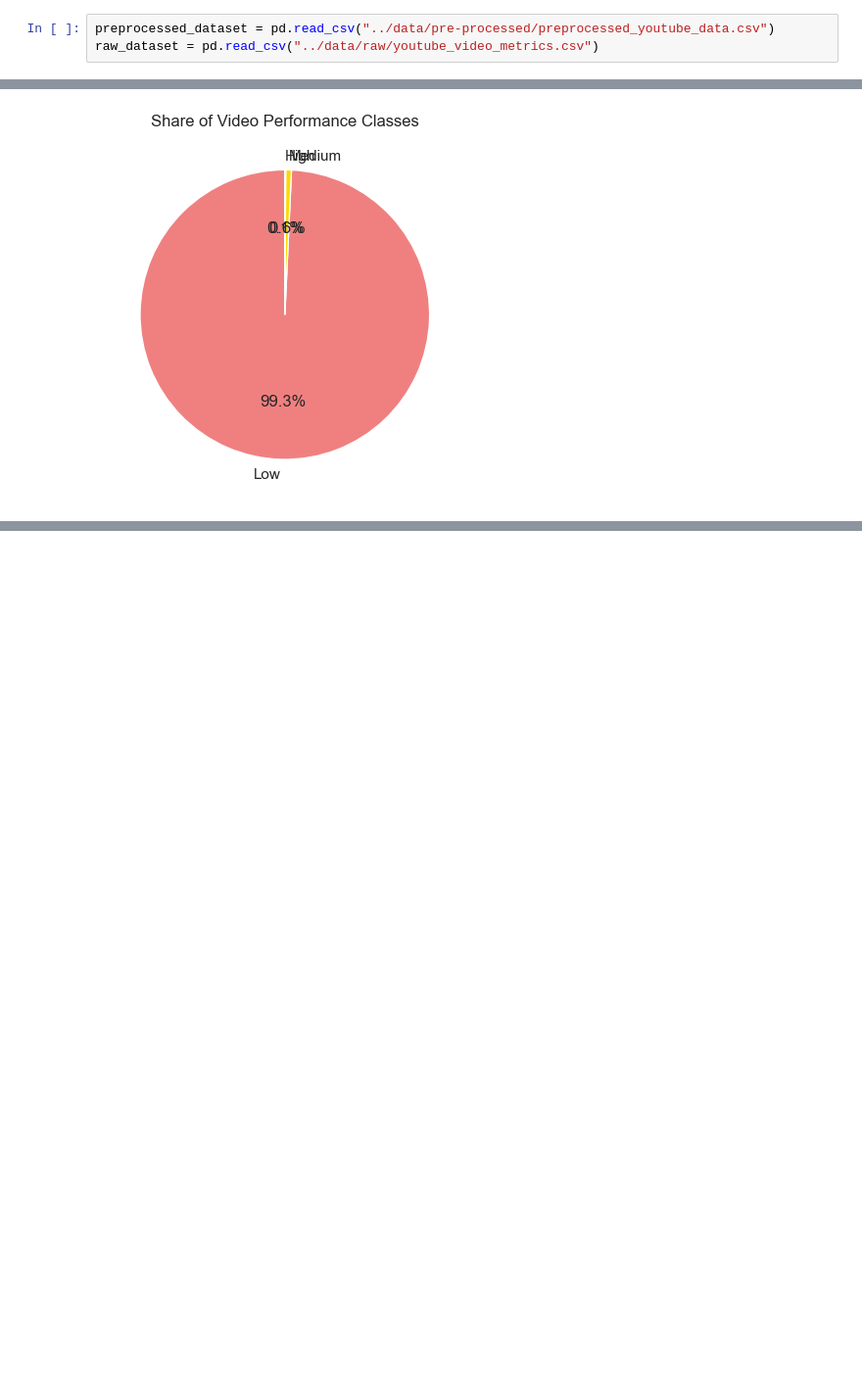
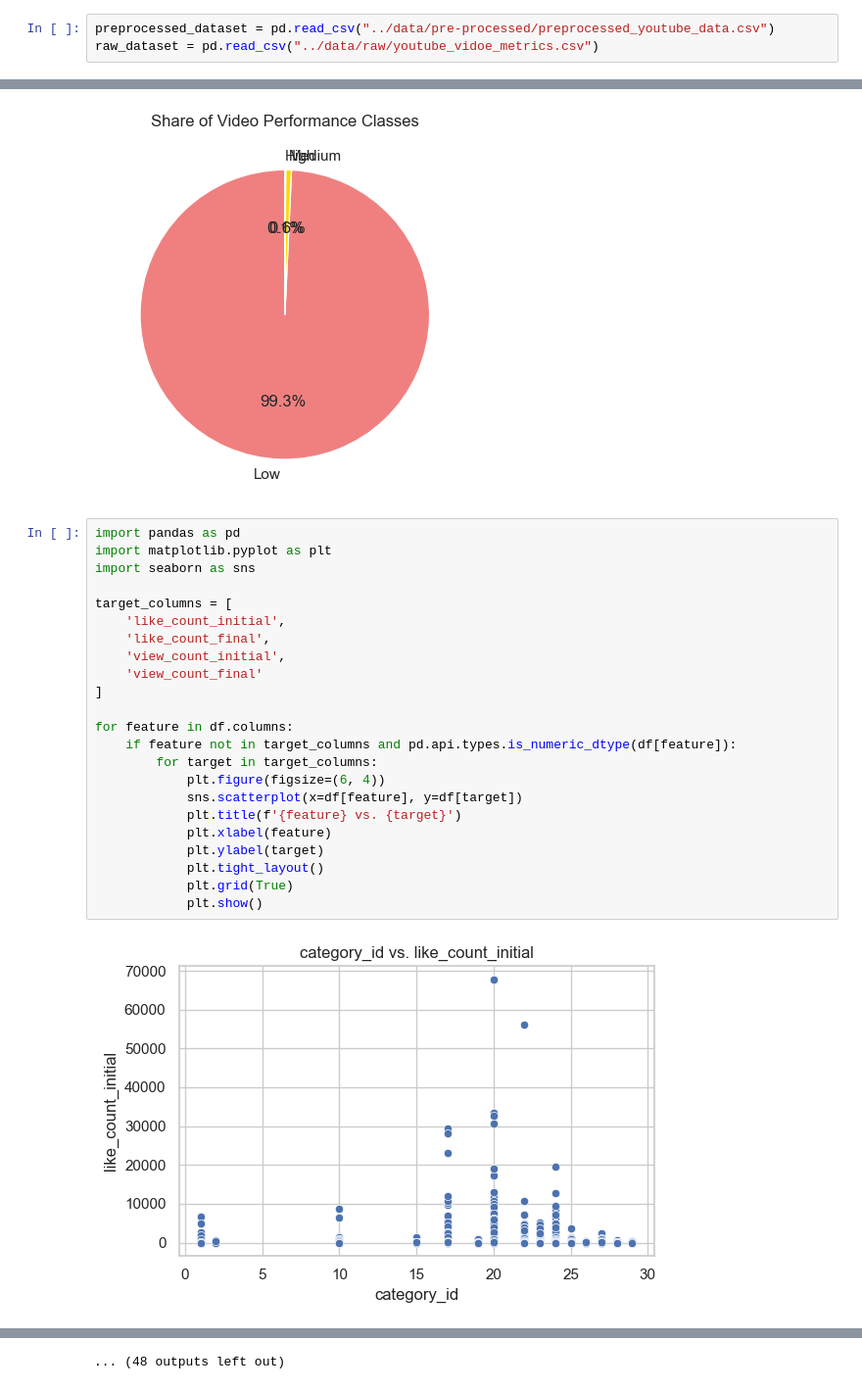
Before and after one commit to DonaldAadithiyan/YT-analytics, a Jupyter notebook: noteboooks/data_visualization.ipynb, the cells around one changed output, grey strips where cells are left out. Shown at 98% size. Cells and saved outputs as stored; diff of their text form; blank space fills up the shorter version.

```diff
--- a/noteboooks/data_visualization.ipynb
+++ b/noteboooks/data_visualization.ipynb
@@ -6,7 +6,7 @@ from sklearn.preprocessing import StandardScaler
 import numpy as np
 # %%
 preprocessed_dataset = pd.read_csv("../data/pre-processed/preprocessed_youtube_data.csv")
-raw_dataset = pd.read_csv("../data/raw/youtube_video_metrics.csv")
+raw_dataset = pd.read_csv("../data/raw/youtube_vidoe_metrics.csv")
 # %%
 # Assuming preprocessed_dataset is your DataFrame
 df = preprocessed_dataset.copy()
@@ -294,3 +295,28 @@ plt.title("Share of Video Performance Classes")
 plt.show()
 # %% [output]
 [figure]
+# %%
+import pandas as pd
+import matplotlib.pyplot as plt
+import seaborn as sns
+
+target_columns = [
+    'like_count_initial',
+    'like_count_final',
+    'view_count_initial',
+    'view_count_final'
+]
+
+for feature in df.columns:
+    if feature not in target_columns and pd.api.types.is_numeric_dtype(df[feature]):
+        for target in target_columns:
+            plt.figure(figsize=(6, 4))
+            sns.scatterplot(x=df[feature], y=df[target])
+            plt.title(f'{feature} vs. {target}')
+            plt.xlabel(feature)
+            plt.ylabel(target)
+            plt.tight_layout()
+            plt.grid(True)
+            plt.show()
+# %% [output]
+[figure, added]
@@ -296,0 +334 @@ plt.show()
+... (48 outputs left out)
```
Also changed, not shown: parts of 2 cells of this notebook, 9 other files.
